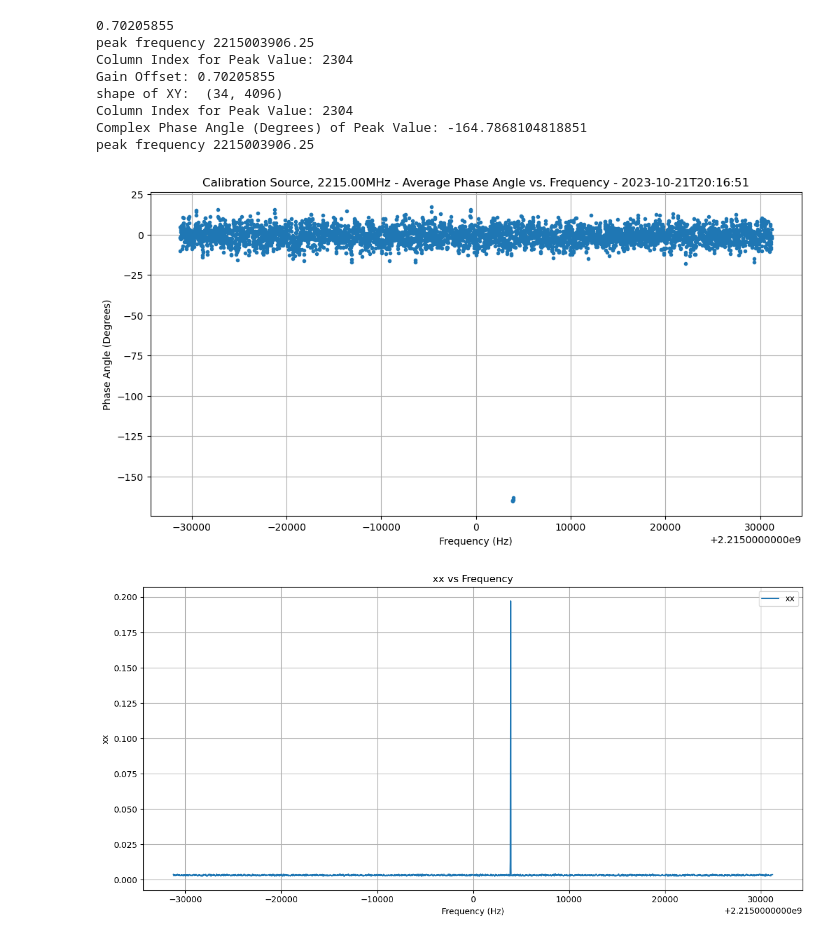
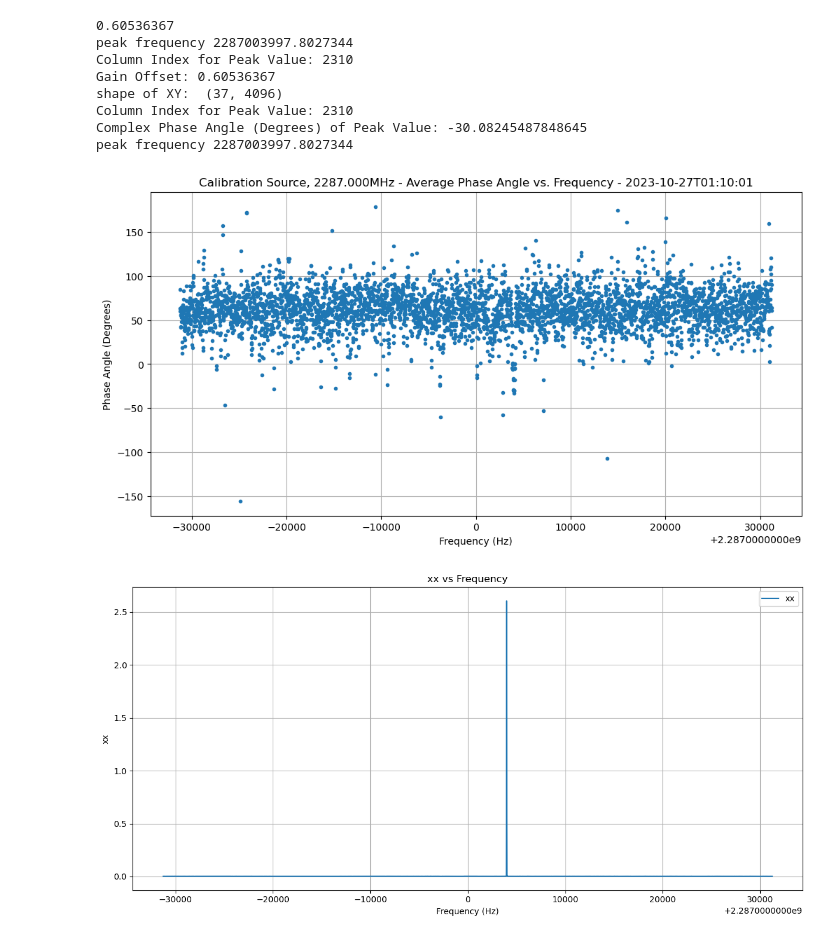
Before and after one commit to ScottTilley/polarization, a Jupyter notebook: paper/calibration.ipynb, the cells around one changed output. Cells and saved outputs as stored; diff of their text form; code cells hidden in the pictures.

Commit message:
Add files via upload
Added automated ability to find phase offset.

```diff
--- a/paper/calibration.ipynb
+++ b/paper/calibration.ipynb
@@ -10,6 +12,6 @@ import matplotlib.dates as mdates
 # %%
 object_observed ="Calibration Source"
-frequency = "2215.00"
+frequency = "2287.000"
 # %%
 def datetime_to_mjd(t):
     mjd_epoch=np.datetime64('1858-11-17T00:00:00')
@@ -67,60 +90,70 @@ frequency_values = np.arange((samp_rate/decim1)/-2.0, (samp_rate/decim1)/2.0, (s
 frequency_values += float(frequency) *1e6
 
 peak_column_index = np.argmax(np.max(np.abs(xx), axis=0))
-xx_peak = xx[:, peak_column_index]
-yy_peak = yy[:, peak_column_index]
+
+# Define the number of samples to exclude
+n = 2  # Change this value to the number of samples you want to exclude
+
+# Slice the relevant portion of xx and yy arrays
+xx_peak = xx[n:, peak_column_index]
+yy_peak = yy[n:, peak_column_index]
+
+# Calculate the gain offset
 gain_offset = np.average(xx_peak / yy_peak)
 print(gain_offset)
-
+#gain_offset = 0.625
 print("peak frequency", frequency_values[peak_column_index])
 print("Column Index for Peak Value:", peak_column_index)
 print("Gain Offset:", gain_offset)
 print("shape of XY: ", np.shape(xy))
 yy *= gain_offset
 xy *= np.sqrt(gain_offset)
+# With a 45degree calibration antenna the Q parameter should be 0 when the gain offset is correct.
+
+# The V parameter needs to be adjusted to 0 with the phase offset.
 
 n_rows,n_col = xy.shape
 avg_complex_value = 0
 for _ in range(n_rows):
     avg_complex_value += np.mean(xy, axis=0)
 avg_complex_value /= n_rows
 peak_value = np.max(np.abs(avg_complex_value))
 peak_column_index = np.argmax(np.abs(avg_complex_value))
 phase_angle_degrees = np.angle(avg_complex_value[peak_column_index], deg=True)
 print("Column Index for Peak Value:", peak_column_index)
 print("Complex Phase Angle (Degrees) of Peak Value:", phase_angle_degrees)
 
 print("peak frequency", frequency_values[peak_column_index])
 
 plt.figure(figsize=(12, 6))
 plt.plot(frequency_values, np.angle(avg_complex_value, deg=True), '.')
 plt.xlabel('Frequency (Hz)')
 plt.ylabel('Phase Angle (Degrees)')
 plt.title(f'{object_observed}, {frequency}MHz - Average Phase Angle vs. Frequency - {formatted_datetime}')
 plt.grid(True)
 
 #Iterate phase angle offset until Q and V are zeroed out.
-xy *= np.exp(-1j*np.deg2rad(-74.5))*(-1j) # correct for X-Y phase offset
+xy *= np.exp(-1j*np.deg2rad(-120.0))*(-1j) # correct for X-Y phase offset
 
 plt.figure(figsize=(12, 6))
 plt.plot(frequency_values, xx[-1, :], label='xx', markersize=mark_size)
 plt.title('xx vs Frequency')
 plt.xlabel('Frequency (Hz)')
 plt.ylabel('xx')
 plt.grid(True)
 plt.legend()
 plt.tight_layout()
 # %% [output]
-0.70205855
-peak frequency 2215003906.25
-Column Index for Peak Value: 2304
-Gain Offset: 0.70205855
-shape of XY:  (34, 4096)
-Column Index for Peak Value: 2304
-Complex Phase Angle (Degrees) of Peak Value: -164.7868104818851
-peak frequency 2215003906.25
+0.60536367
+peak frequency 2287003997.8027344
+Column Index for Peak Value: 2310
+Gain Offset: 0.60536367
+shape of XY:  (37, 4096)
+Column Index for Peak Value: 2310
+Complex Phase Angle (Degrees) of Peak Value: -30.08245487848645
+peak frequency 2287003997.8027344
-[figure, old version]
+[figure, new version]
-[figure, old version]
+[figure, new version]
 # %%
 signal_peak = np.argmax(xx + yy, axis = 1)
 offsets = np.arange(-2,3)
```
Also changed, not shown: parts of 9 cells of this notebook.
